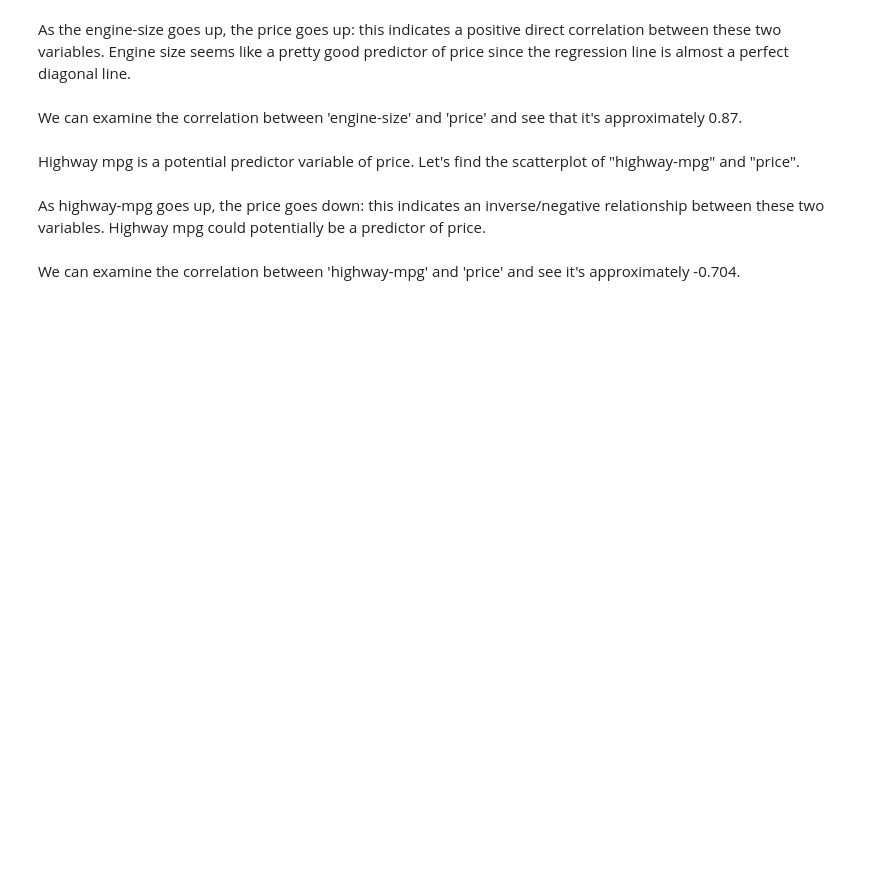
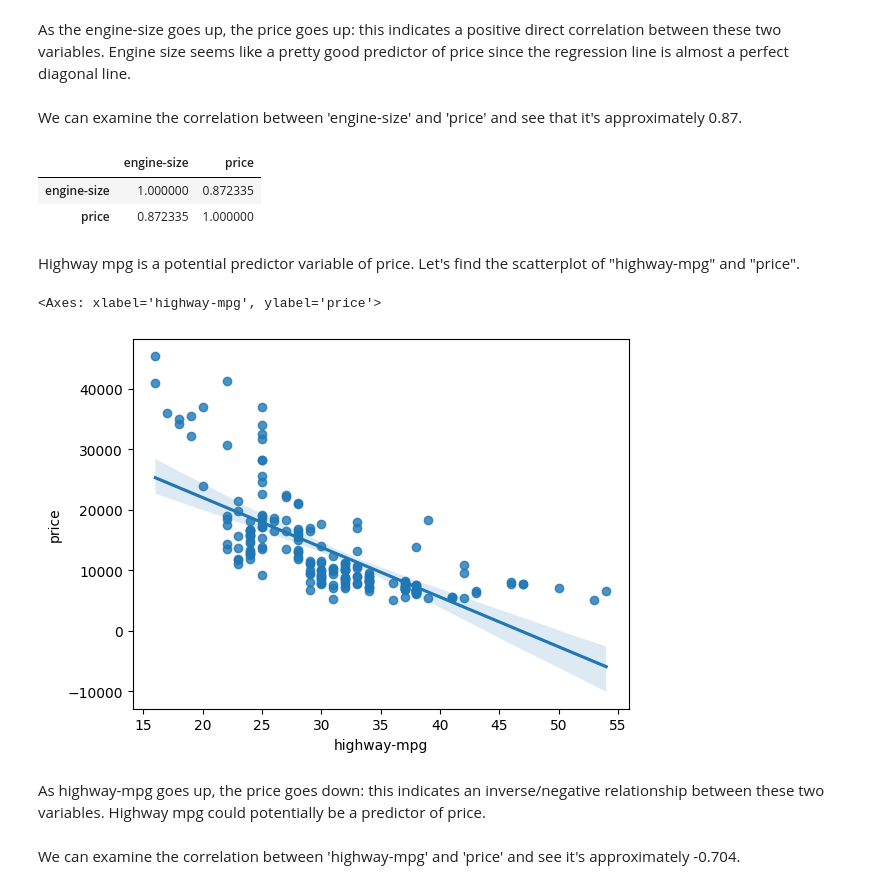
Before and after one commit to RealRinzin/Exploratory-Data-Analysis-EDA, a Jupyter notebook: 1. Exploratory_data_analysis_cars.ipynb, the cells around one changed output. Cells and saved outputs as stored; diff of their text form; code cells hidden in the pictures; blank space fills up the shorter version.

```diff
--- a/1. Exploratory_data_analysis_cars.ipynb
+++ b/1. Exploratory_data_analysis_cars.ipynb
@@ -165,11 +171,18 @@ plt.ylim(0,)
 # %% [markdown]
  We can examine the correlation between 'engine-size' and 'price' and see that it's approximately 0.87.
 # %%
-df[["engine-size", "price"]].corr()
+df_automobile[["engine-size", "price"]].corr()
+# %% [output]
+|  | engine-size | price |
+| engine-size | 1.000000 | 0.872335 |
+| price | 0.872335 | 1.000000 |
 # %% [markdown]
 Highway mpg is a potential predictor variable of price. Let's find the scatterplot of "highway-mpg" and "price".
 # %%
-sns.regplot(x="highway-mpg", y="price", data=df)
+sns.regplot(x="highway-mpg", y="price", data=df_automobile)
+# %% [output]
+<Axes: xlabel='highway-mpg', ylabel='price'>
+[figure, added]
 # %% [markdown]
 <p>As highway-mpg goes up, the price goes down: this indicates an inverse/negative relationship between these two variables. Highway mpg could potentially be a predictor of price.</p>
 # %% [markdown]
```
Also changed, not shown: parts of 39 cells of this notebook, 5 other files.
